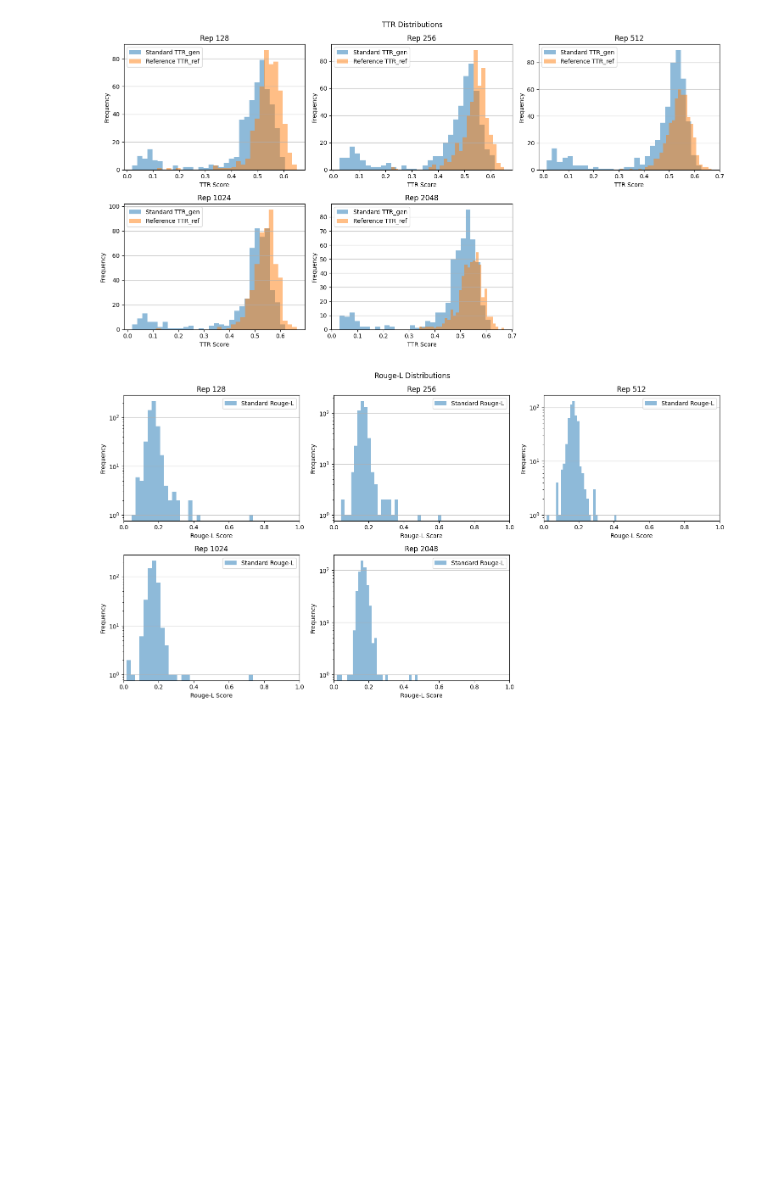
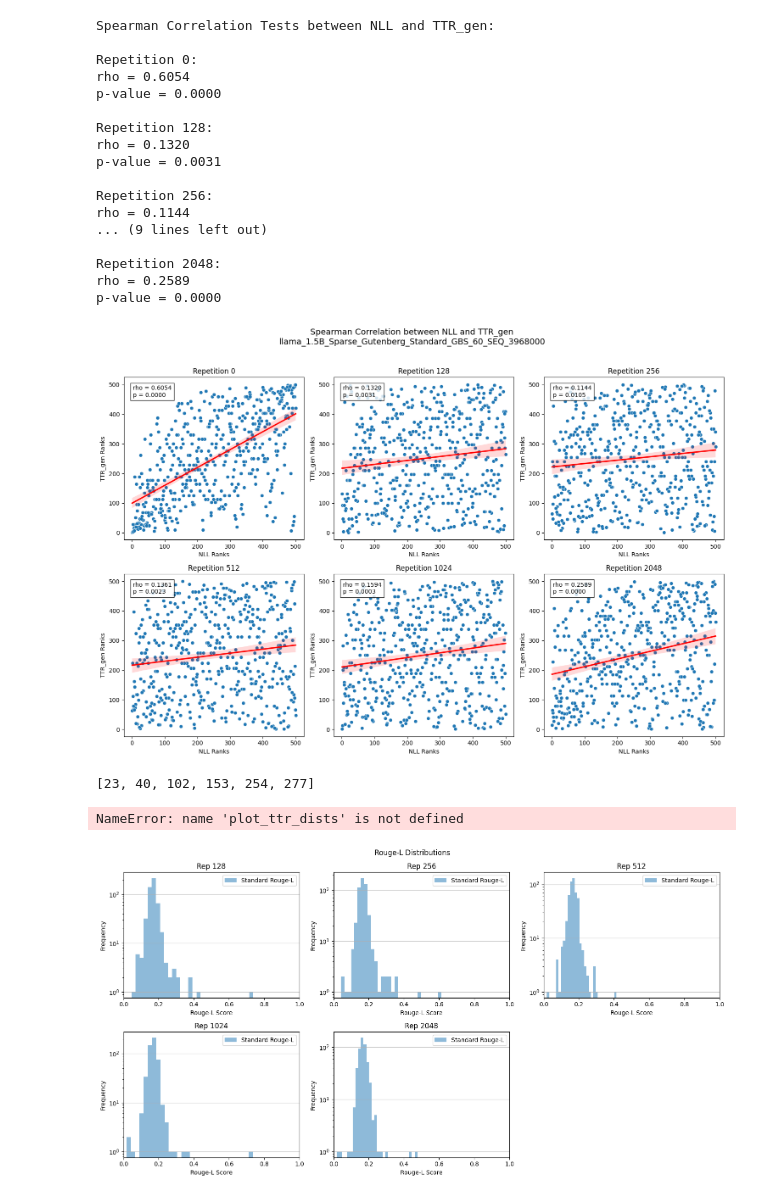
Before and after one commit to Alvorecer721/PDM, a Jupyter notebook: notebooks/rough-l.ipynb, the cells around one changed output. Cells and saved outputs as stored; diff of their text form; code cells hidden in the pictures; blank space fills up the shorter version.

```diff
--- a/notebooks/rough-l.ipynb
+++ b/notebooks/rough-l.ipynb
@@ -655,0 +130,26 @@ log_metrics(goldfish_res, metric='TTR_gen')
+# %%
+plot_spearman_correlation(
+    result=goldfish_res_greedy,
+    expr='llama_1.5B_Sparse_Gutenberg_Standard_GBS_60_SEQ_3968000',
+    metric1='NLL',
+    metric2='TTR_gen',
+)
+# %% [output]
+Spearman Correlation Tests between NLL and TTR_gen:
+
+Repetition 0:
+rho = 0.6054
+p-value = 0.0000
+
+Repetition 128:
+rho = 0.1320
+p-value = 0.0031
+
+Repetition 256:
+rho = 0.1144
+... (9 lines left out)
+
+Repetition 2048:
+rho = 0.2589
+p-value = 0.0000
+[figure, added]
@@ -656,3 +158,11 @@ log_metrics(goldfish_res, metric='TTR_gen')
+# %%
+find_top_quantile_indices(
+    metric_1_scores=goldfish_res_greedy['llama_1.5B_Sparse_Gutenberg_Standard_GBS_60_SEQ_11971350'][2048]['Rouge-L']['scores'],
+    metric_2_scores=goldfish_res_greedy['llama_1.5B_Sparse_Gutenberg_Standard_GBS_60_SEQ_11971350'][2048]['TTR_gen']['scores'],
+    q=0.1,
+)
+# %% [output]
+[23, 40, 102, 153, 254, 277]
 # %%
 import matplotlib.pyplot as plt
 
@@ -753,9 +263,9 @@ def plot_ttr_dists(
     plt.tight_layout()
     plt.show()
 # %%
-plot_ttr_dists(goldfish_res, repetitions_2048, metric='TTR')
+plot_ttr_dists(goldfish_res_greedy, repetitions_2048, metric='TTR')
 # %% [output]
-[figure, removed]
+NameError: name 'plot_ttr_dists' is not defined
 # %%
 plot_ttr_dists(goldfish_res, repetitions_2048, metric='Rouge-L')
 # %% [output]
```
Also changed, not shown: parts of 48 cells of this notebook, 7 other files.
